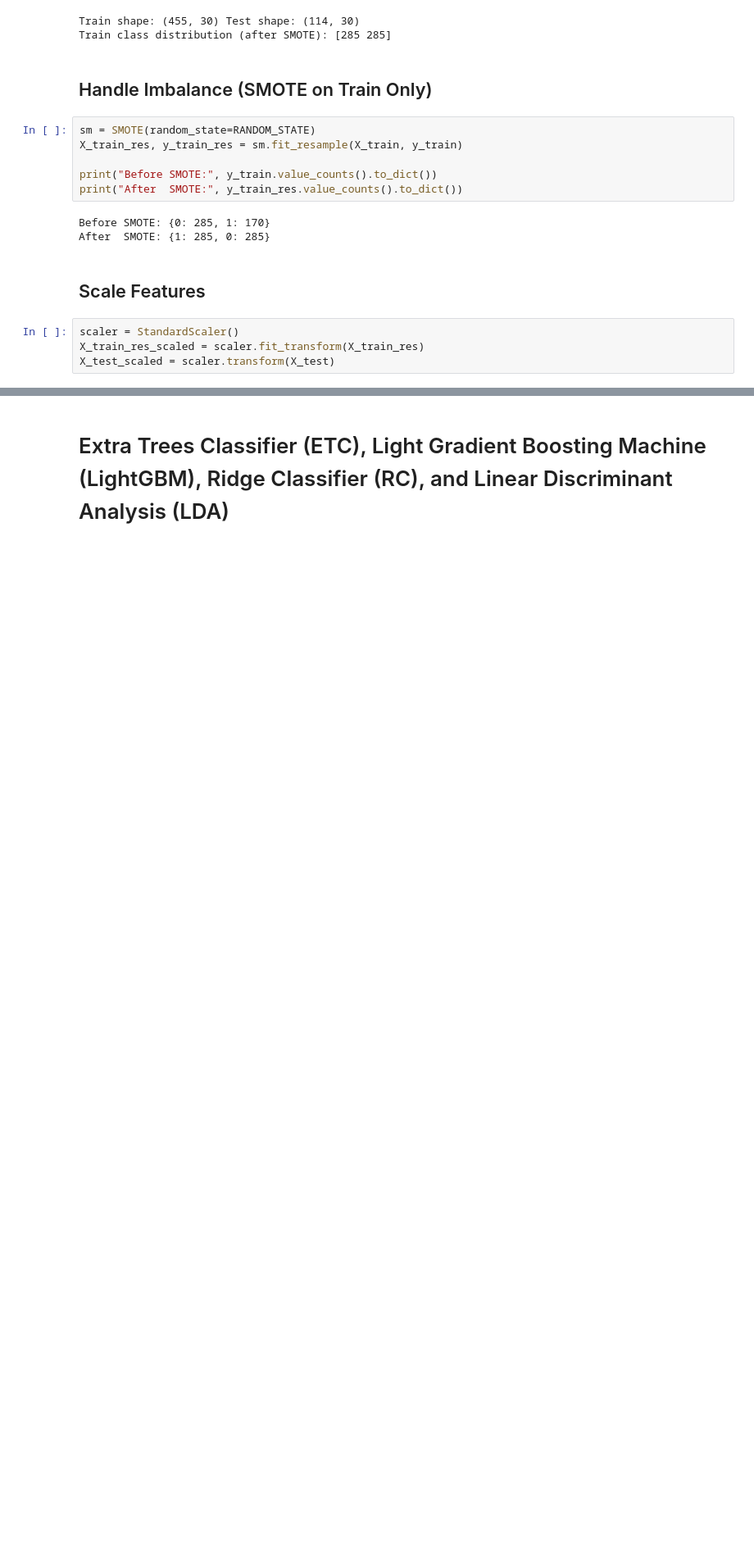
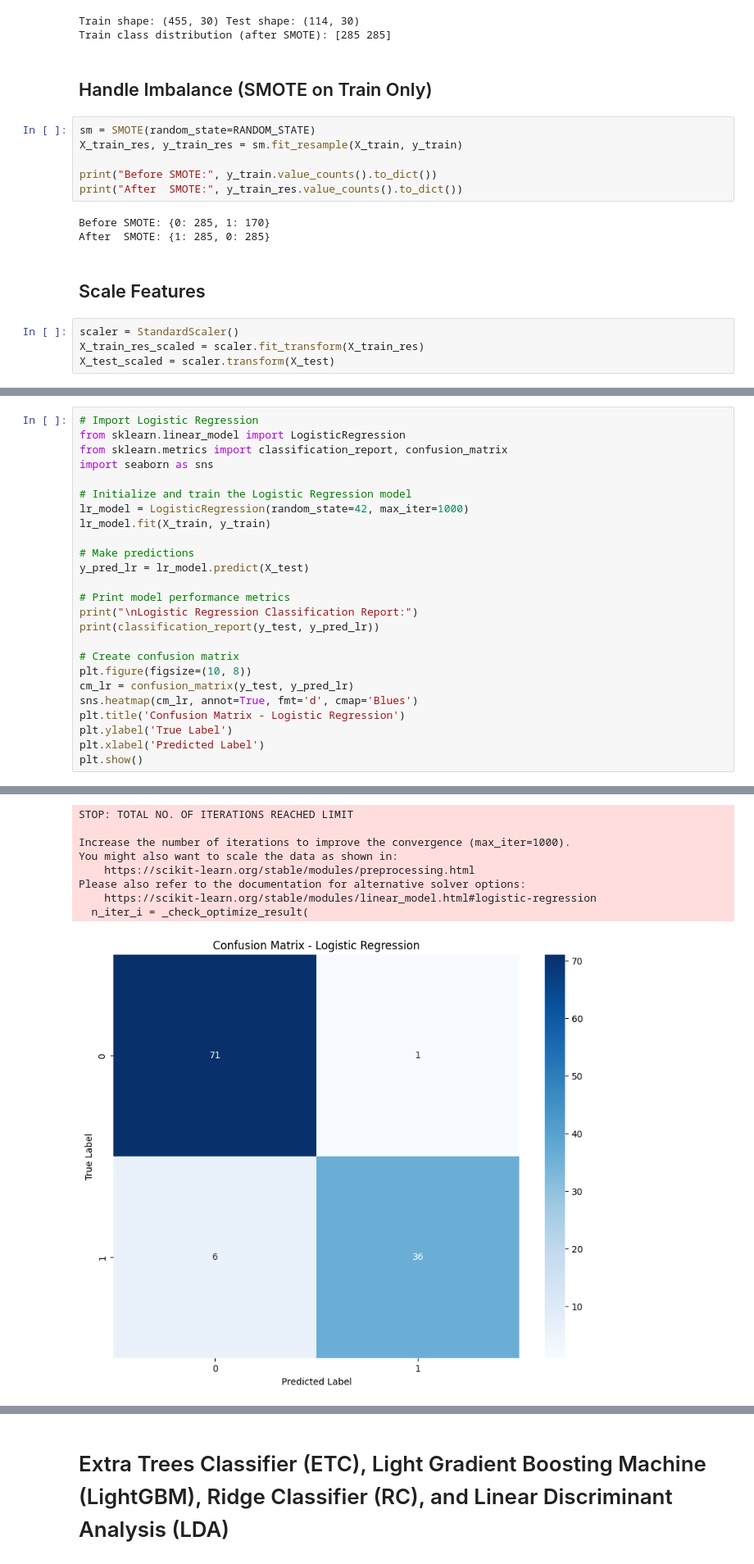
Before and after one commit to TasnimulIntazamAsif/Breast_Cancer_Classification, a Jupyter notebook: breast_Cancer.ipynb, the cells around one changed output, grey strips where cells are left out. Shown at 82% size. Cells and saved outputs as stored; diff of their text form; blank space fills up the shorter version.

```diff
--- a/breast_Cancer.ipynb
+++ b/breast_Cancer.ipynb
@@ -456,0 +535,26 @@ X_test_scaled = scaler.transform(X_test)
+# %%
+# Import Logistic Regression
+from sklearn.linear_model import LogisticRegression
+from sklearn.metrics import classification_report, confusion_matrix
+import seaborn as sns
+
+# Initialize and train the Logistic Regression model
+lr_model = LogisticRegression(random_state=42, max_iter=1000)
+lr_model.fit(X_train, y_train)
+
+# Make predictions
+y_pred_lr = lr_model.predict(X_test)
+
+# Print model performance metrics
+print("\nLogistic Regression Classification Report:")
+print(classification_report(y_test, y_pred_lr))
+
+# Create confusion matrix
+plt.figure(figsize=(10, 8))
+cm_lr = confusion_matrix(y_test, y_pred_lr)
+sns.heatmap(cm_lr, annot=True, fmt='d', cmap='Blues')
+plt.title('Confusion Matrix - Logistic Regression')
+plt.ylabel('True Label')
+plt.xlabel('Predicted Label')
+plt.show()
+# %% [output]
@@ -456,0 +570,9 @@ X_test_scaled = scaler.transform(X_test)
+STOP: TOTAL NO. OF ITERATIONS REACHED LIMIT
+
+Increase the number of iterations to improve the convergence (max_iter=1000).
+You might also want to scale the data as shown in:
+    https://scikit-learn.org/stable/modules/preprocessing.html
+Please also refer to the documentation for alternative solver options:
+    https://scikit-learn.org/stable/modules/linear_model.html#logistic-regression
+  n_iter_i = _check_optimize_result(
+[figure, added]
```
Also changed, not shown: parts of 12 cells of this notebook.
